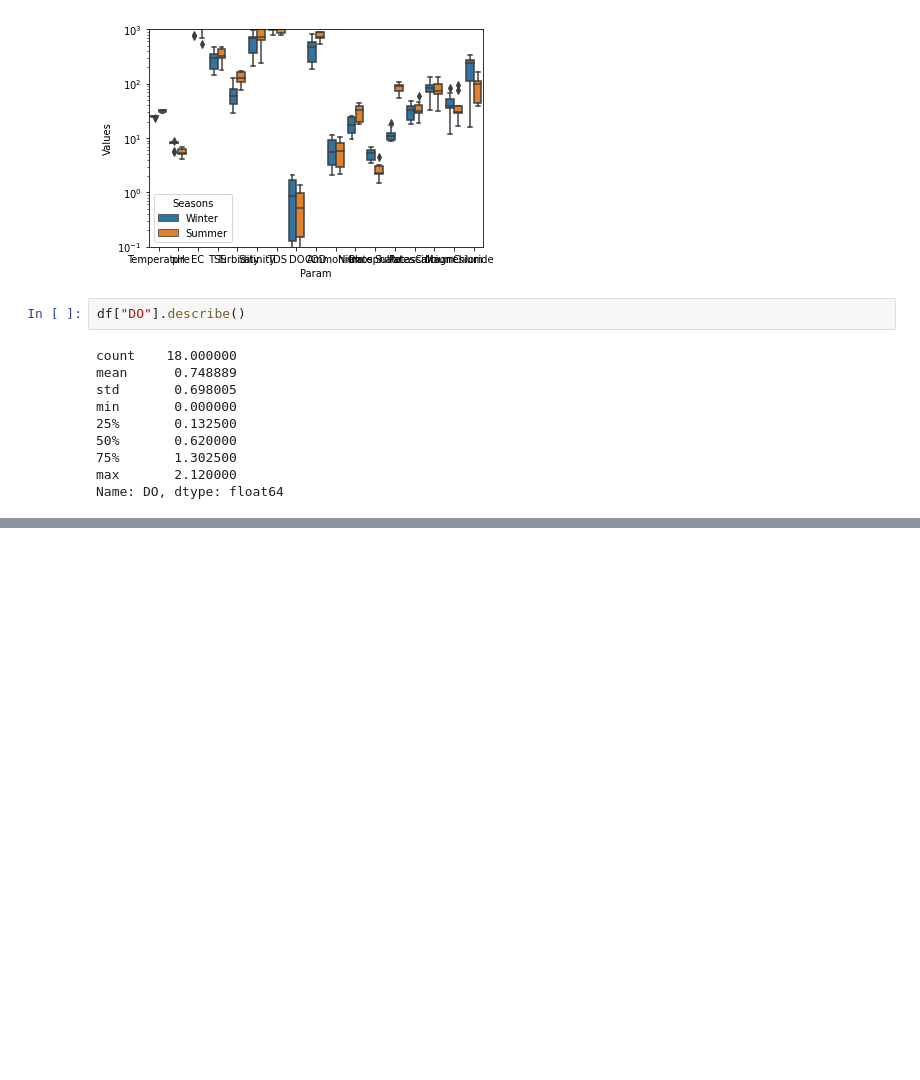
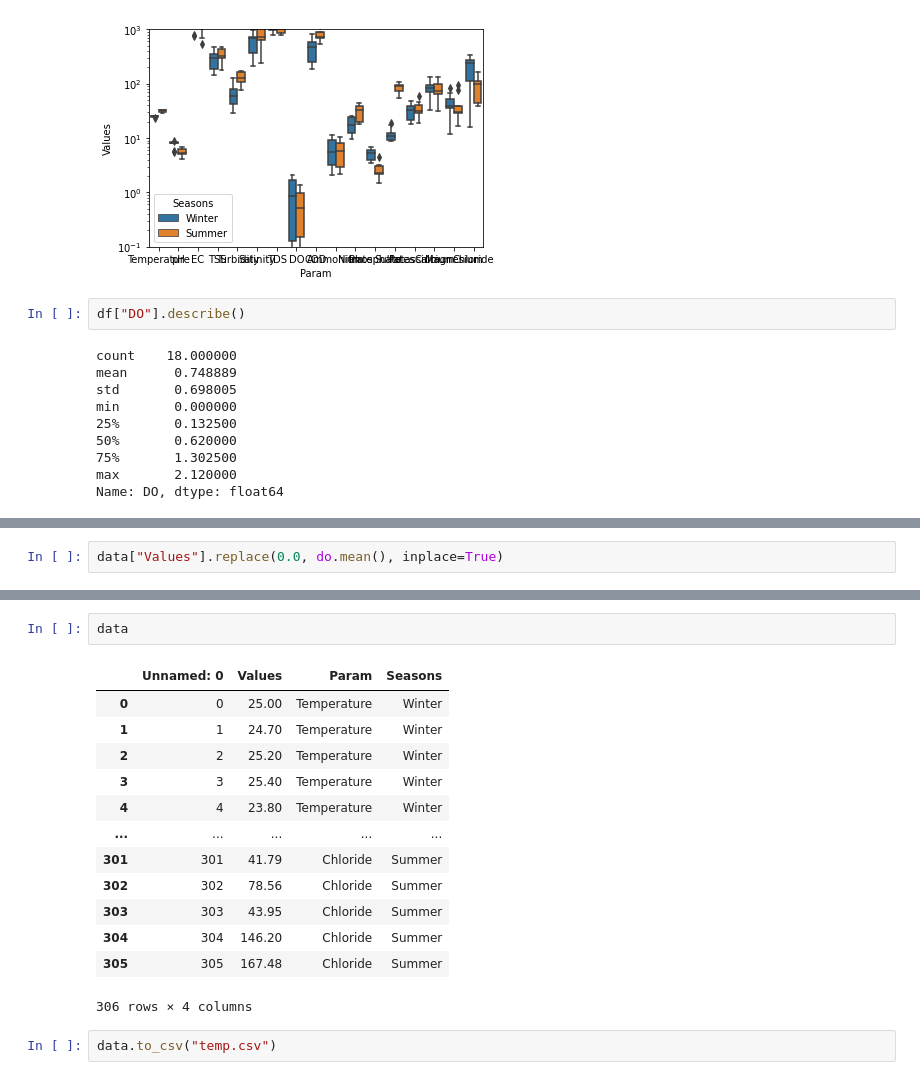
Before and after one commit to rakibhhridoy/OnGoingStudy, a Jupyter notebook: Buriganga/TempClGraph.ipynb, the cells around one changed output, grey strips where cells are left out. Cells and saved outputs as stored; diff of their text form; blank space fills up the shorter version.

```diff
--- a/Buriganga/TempClGraph.ipynb
+++ b/Buriganga/TempClGraph.ipynb
@@ -457,0 +453,2 @@ plt.show()
+# %%
+data["Values"].replace(0.0, do.mean(), inplace=True)
@@ -457,0 +469,18 @@ plt.show()
+# %%
+data
+# %% [output]
+|  | Unnamed: 0 | Values | Param | Seasons |
+| 0 | 0 | 25.00 | Temperature | Winter |
+| 1 | 1 | 24.70 | Temperature | Winter |
+| 2 | 2 | 25.20 | Temperature | Winter |
+| 3 | 3 | 25.40 | Temperature | Winter |
+| 4 | 4 | 23.80 | Temperature | Winter |
+| ... | ... | ... | ... | ... |
+| 301 | 301 | 41.79 | Chloride | Summer |
+| 302 | 302 | 78.56 | Chloride | Summer |
+| 303 | 303 | 43.95 | Chloride | Summer |
+| 304 | 304 | 146.20 | Chloride | Summer |
+| 305 | 305 | 167.48 | Chloride | Summer |
+306 rows × 4 columns
+# %%
+data.to_csv("temp.csv")
```
Also changed, not shown: parts of 9 cells of this notebook.
